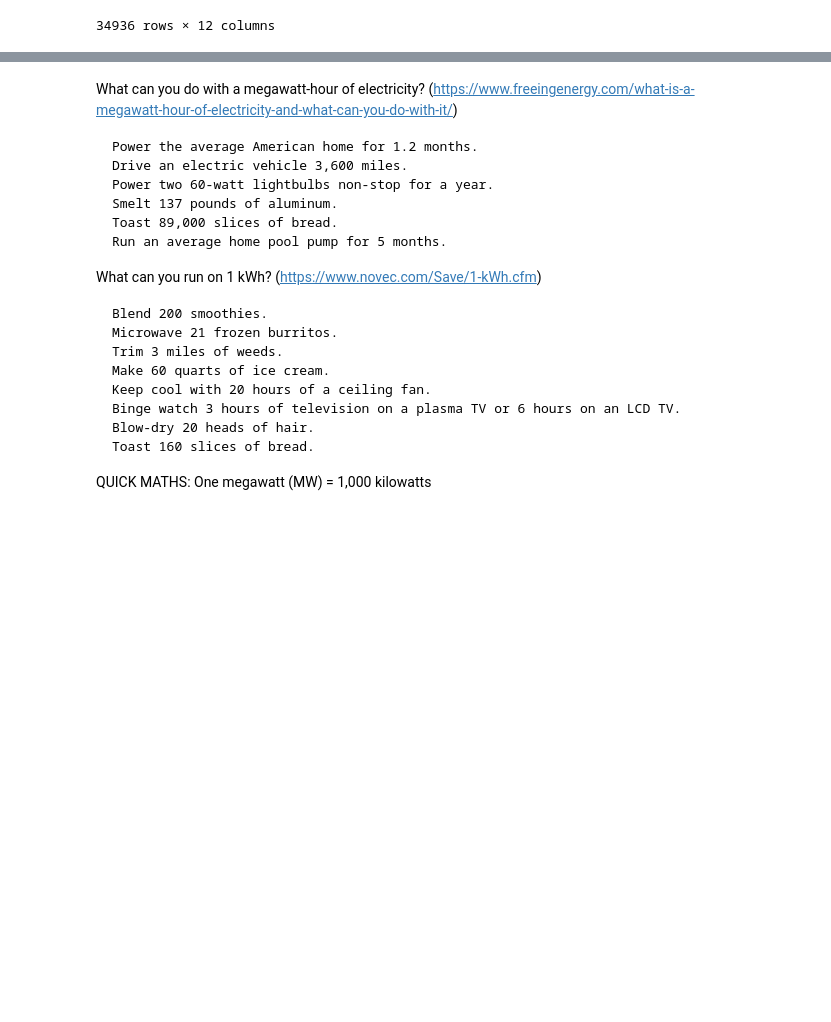
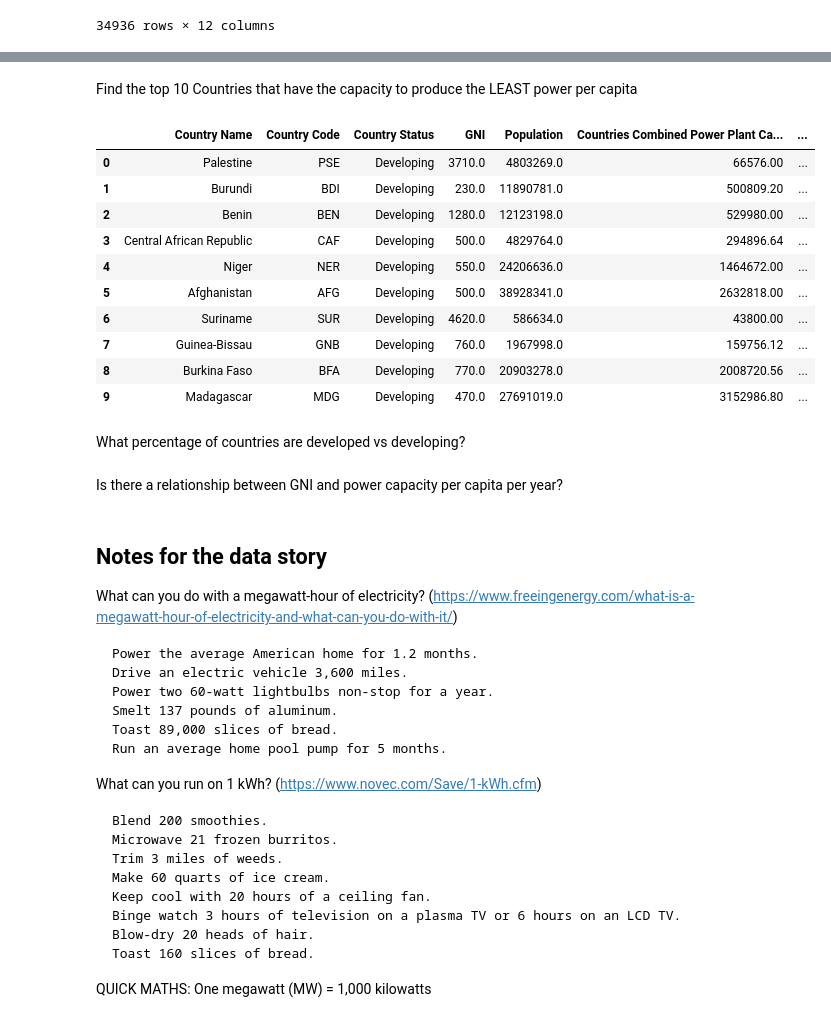
Before and after one commit to Carly-Jane/International_Power_Rangers, a Jupyter notebook: clean_up_notebook.ipynb, the cells around one changed output, grey strips where cells are left out. Drawn from its saved outputs; the diff is of its cells as text; code cells hidden in the pictures; blank space fills up the shorter version.

```diff
--- a/clean_up_notebook.ipynb
+++ b/clean_up_notebook.ipynb
@@ -235,4 +300,35 @@ country_power_capacity_per_capita_df
+# %% [markdown]
+Find the top 10 Countries that have the capacity to produce the LEAST power per capita
+# %%
+# Sort the country_power_capacity_per_capita_df by the values in the 'Countries Combined Power Plant Capacity (MW per Year) Per Capita' column to find the top 10 power producing Countries
+bottom_producing_countries = country_power_capacity_per_capita_df.sort_values('Countries Combined Power Plant Capacity (MW per Year) Per Capita', ascending=True)
+
+# Reset index
+bottom_producing_countries = bottom_producing_countries.reset_index(drop=True)
+
+# Cap the dataframe at 10 countries
+bottom_producing_countries = bottom_producing_countries.head(10)
+
+bottom_producing_countries
+# %% [output]
+|  | Country Name | Country Code | Country Status | GNI | Population | Countries Combined Power Plant Ca... | ... |
+| 0 | Palestine | PSE | Developing | 3710.0 | 4803269.0 | 66576.00 | ... |
+| 1 | Burundi | BDI | Developing | 230.0 | 11890781.0 | 500809.20 | ... |
+| 2 | Benin | BEN | Developing | 1280.0 | 12123198.0 | 529980.00 | ... |
+| 3 | Central African Republic | CAF | Developing | 500.0 | 4829764.0 | 294896.64 | ... |
+| 4 | Niger | NER | Developing | 550.0 | 24206636.0 | 1464672.00 | ... |
+| 5 | Afghanistan | AFG | Developing | 500.0 | 38928341.0 | 2632818.00 | ... |
+| 6 | Suriname | SUR | Developing | 4620.0 | 586634.0 | 43800.00 | ... |
+| 7 | Guinea-Bissau | GNB | Developing | 760.0 | 1967998.0 | 159756.12 | ... |
+| 8 | Burkina Faso | BFA | Developing | 770.0 | 20903278.0 | 2008720.56 | ... |
+| 9 | Madagascar | MDG | Developing | 470.0 | 27691019.0 | 3152986.80 | ... |
+# %% [markdown]
+What percentage of countries are developed vs developing?
+# %% [markdown]
+Is there a relationship between GNI and power capacity per capita per year?
 # %% [markdown]
+## Notes for the data story ##
+
 What can you do with a megawatt-hour of electricity?
 (https://www.freeingenergy.com/what-is-a-megawatt-hour-of-electricity-and-what-can-you-do-with-it/)
 
```
Also changed, not shown: parts of 13 cells of this notebook.
